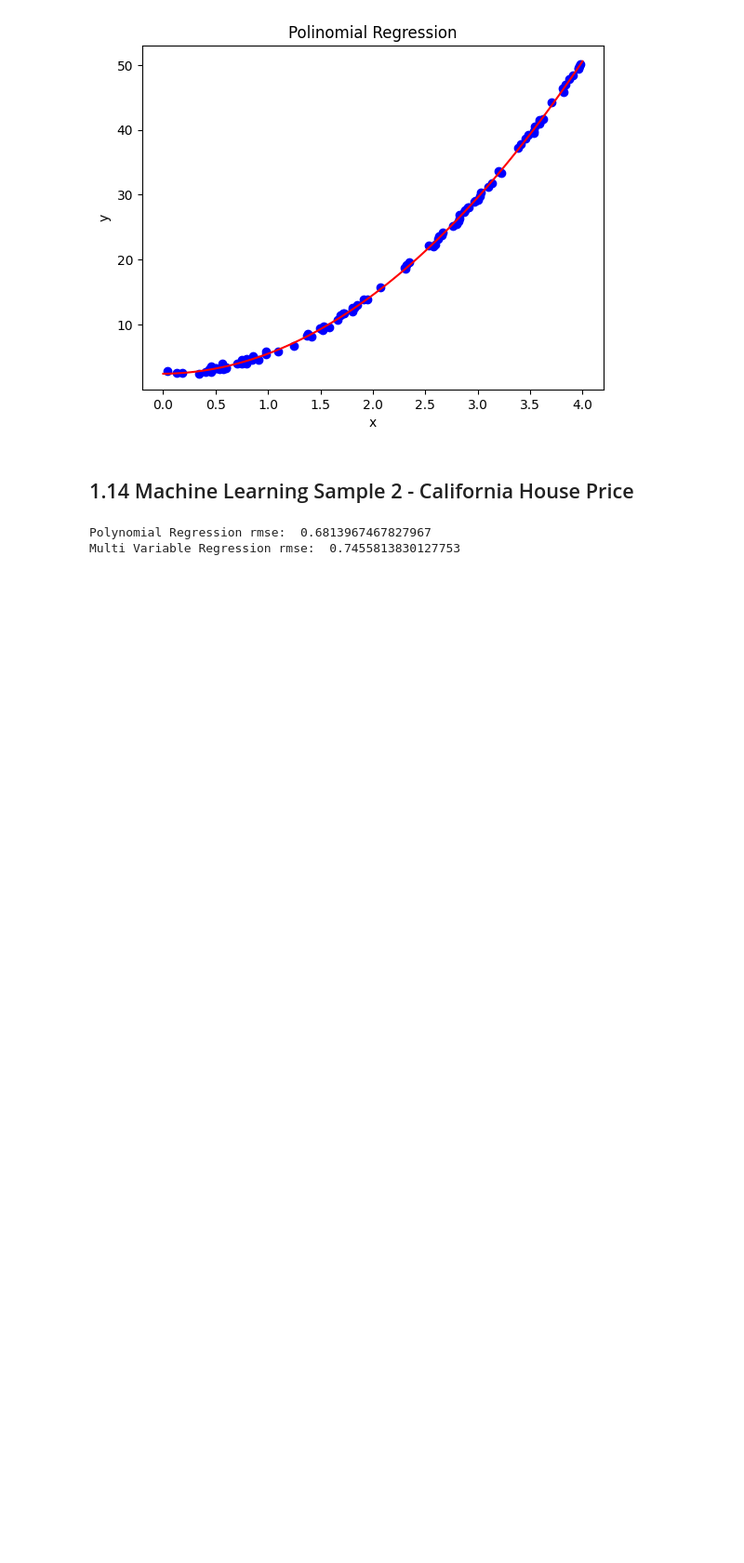
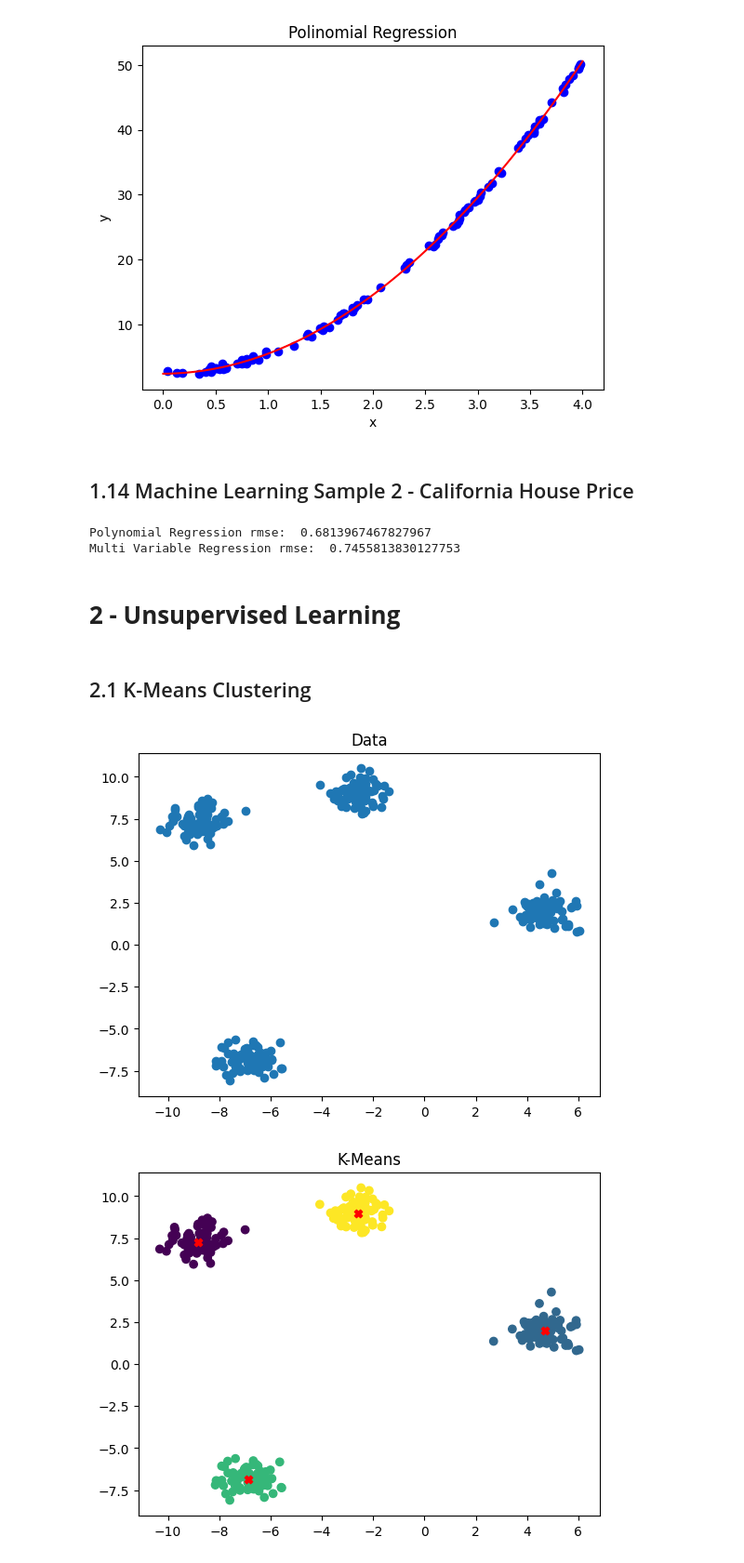
Before and after one commit to orhanaydinn/machineLearning, a Jupyter notebook: machineLearning_Techniques.ipynb, the cells around one changed output. Shown at 93% size. Cells and saved outputs as stored; diff of their text form; code cells hidden in the pictures; blank space fills up the shorter version.

Commit message:
fixs : add unsupervised learning

```diff
--- a/machineLearning_Techniques.ipynb
+++ b/machineLearning_Techniques.ipynb
@@ -1846,3 +1846,41 @@ print("Multi Variable Regression rmse: ", np.sqrt(mean_squared_error(y_test, y_p
 # %% [output]
 Polynomial Regression rmse:  0.6813967467827967
 Multi Variable Regression rmse:  0.7455813830127753
+# %% [markdown]
+# **2 - Unsupervised Learning**
+# %% [markdown]
+## 2.1 K-Means Clustering
+# %%
+from sklearn.datasets import make_blobs
+from sklearn.cluster import KMeans
+
+
+
+import matplotlib.pyplot as plt
+
+
+
+
+X, _ = make_blobs(n_samples = 300, centers = 4, cluster_std = 0.6, random_state = 42)
+
+plt.figure()
+plt.scatter(X[:, 0], X[:, 1])
+plt.title("Data")
+plt.show()
+
+kmeans = KMeans(n_clusters = 4)
+kmeans.fit(X)
+
+labels = kmeans.labels_
+
+plt.figure()
+plt.scatter(X[:, 0], X[:, 1], c = labels, cmap = "viridis")
+plt.title("K-Means Clustering")
+
+centers = kmeans.cluster_centers_
+plt.scatter(centers[:,0], centers[:,1], c = "red", marker = "X")
+plt.title("K-Means")
+plt.show()
+# %% [output]
+[figure, added]
+[figure, added]
```
Also changed, not shown: parts of 2 cells of this notebook.
